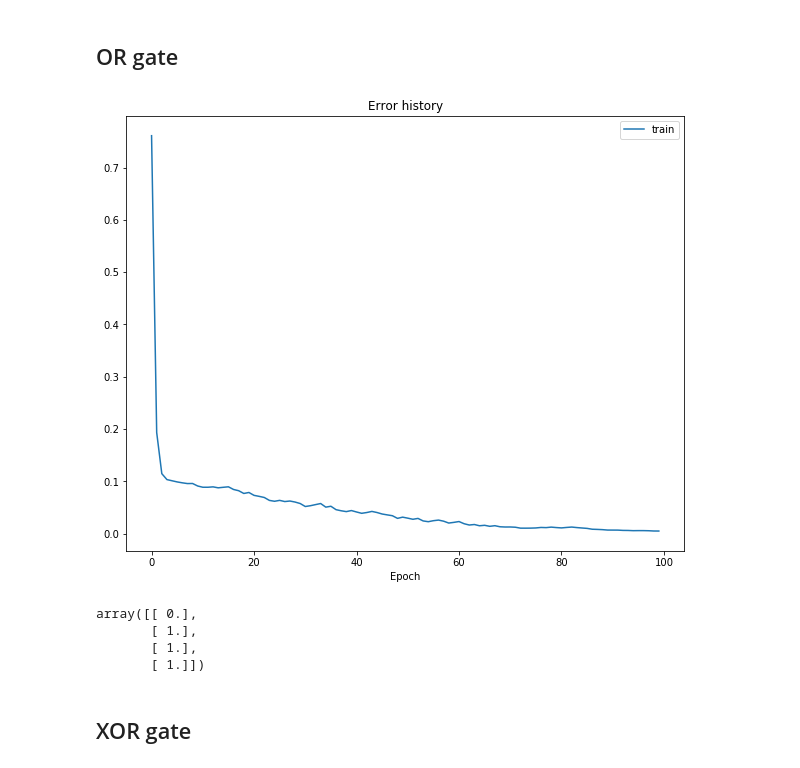
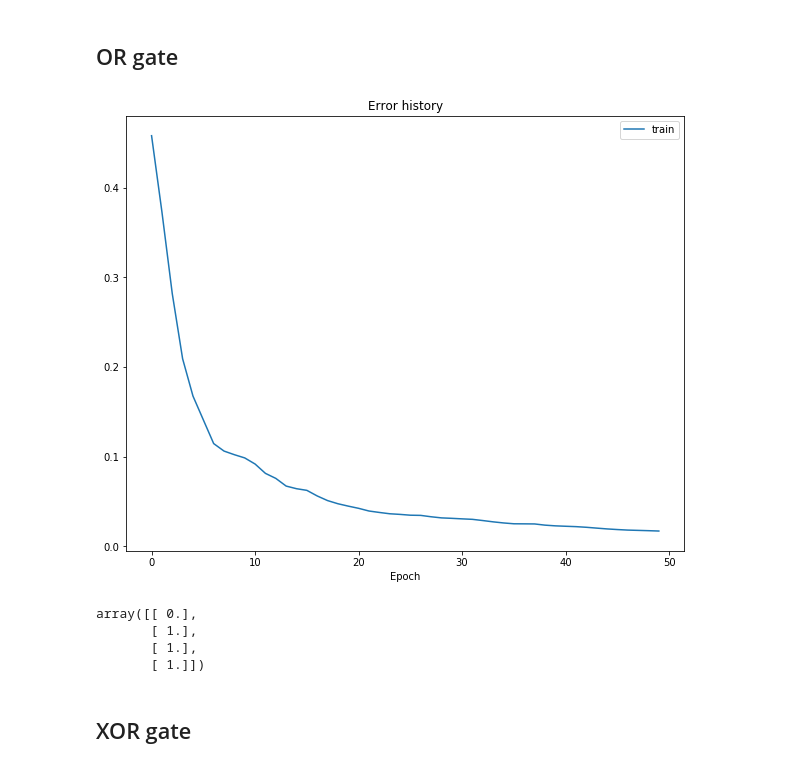
Before and after one commit to hazrmard/PoorMansNN, a Jupyter notebook: Learning logic gates.ipynb, the cells around one changed output. Drawn from its saved outputs; the diff is of its cells as text; code cells hidden in the pictures.

```diff
--- a/Learning logic gates.ipynb
+++ b/Learning logic gates.ipynb
@@ -126,31 +89,28 @@ array([[-0.],
 ## OR gate
 # %%
 batchsize = 4
-epochs = 100
-layers = [2, 1]
-activations = [act.tanh] * (len(layers) - 1)
-dactivations = [act.dtanh] * (len(layers) - 1)
-error = err.squared
-derror = err.dsquared
-rate = 0.5
+epochs = 50
+layers = [Layer((1,), (2,), act.Tanh())]
+error = loss.SquaredLoss()
+rate = 0.2
 optimizer = opt.Optimizer(rate)
 
-n = NN(layers, activations=activations, dactivations=dactivations, error=error, derror=derror, optimizer=optimizer)
+n = NN(layers, error=error, optimizer=optimizer)
 
 X = np.array([[0,0],
              [0,1],
              [1,0],
              [1,1]])
 Y = np.array([[0],
               [1],
               [1],
               [1]])
 
 errors, _ = n.train(X, Y, batchsize, epochs, train=(Y, X))
 plotErrors(errors)
 np.round(n.predict(X))
 # %% [output]
-[figure, old version]
+[figure, new version]
 array([[ 0.],
        [ 1.],
        [ 1.],
```
Also changed, not shown: parts of 6 cells of this notebook, 7 other files.
